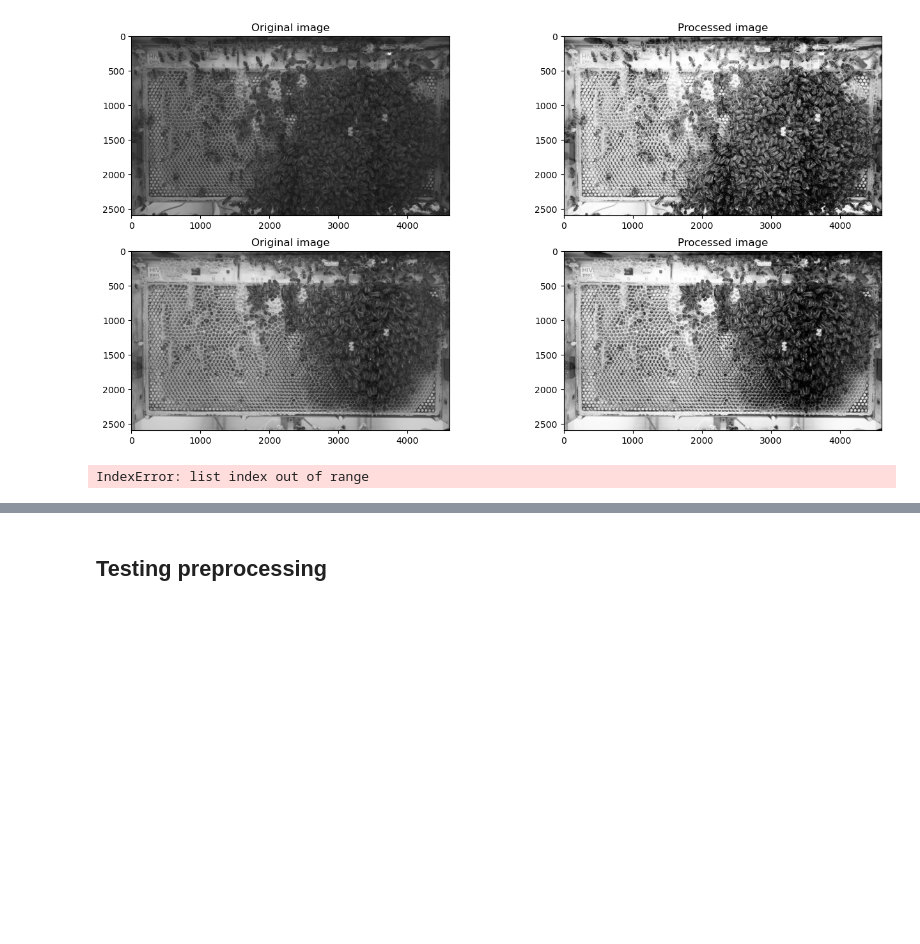
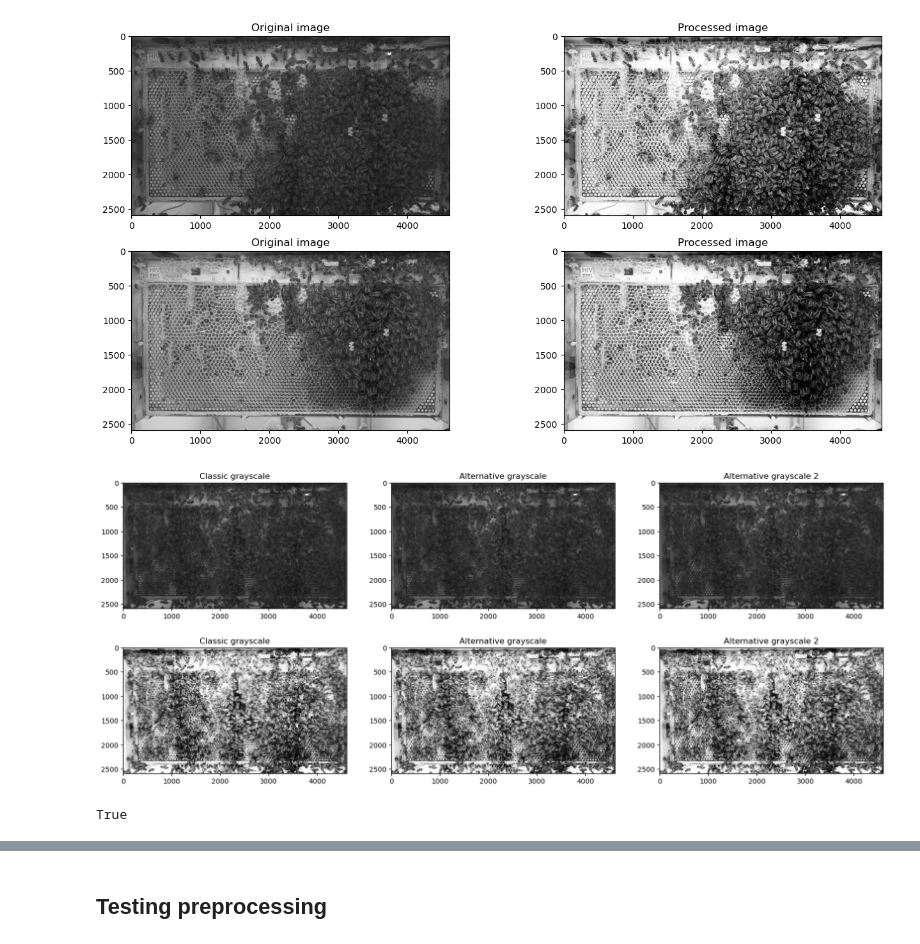
Before and after one commit to epfl-mobots/RHCImaging, a Jupyter notebook: Preprocessing/testing.ipynb, the cells around one changed output, grey strips where cells are left out. Cells and saved outputs as stored; diff of their text form; code cells hidden in the pictures; blank space fills up the shorter version.

```diff
--- a/Preprocessing/testing.ipynb
+++ b/Preprocessing/testing.ipynb
@@ -65,37 +65,38 @@ gray_classic = cv2.cvtColor(img, cv2.COLOR_BGR2GRAY)
 gray_alternative = grayscale(img)
 gray_alternative2 = grayscale2(img)
 pp_classic = beautify_frame(gray_classic)
 pp_alternative = beautify_frame(gray_alternative)
 pp_alternative2 = beautify_frame(gray_alternative2)
 
 # Show the two grayscale images side by side
 plt.figure(figsize=(20, 8))
 plt.subplot(2, 3, 1)
 plt.imshow(gray_classic, cmap='gray')
 plt.title('Classic grayscale')
 plt.subplot(2, 3, 2)
 plt.imshow(gray_alternative, cmap='gray')
 plt.title('Alternative grayscale')
 plt.subplot(2, 3, 3)
 plt.imshow(gray_alternative2, cmap='gray')
 plt.title('Alternative grayscale 2')
 plt.subplot(2, 3, 4)
 plt.imshow(pp_classic, cmap='gray')
 plt.title('Classic grayscale')
 plt.subplot(2, 3, 5)
 plt.imshow(pp_alternative, cmap='gray')
 plt.title('Alternative grayscale')
 plt.subplot(2, 3, 6)
 plt.imshow(pp_alternative2, cmap='gray')
 plt.title('Alternative grayscale 2')
 plt.show()
 
 # Save pp_classic and pp_alternative as output_classic.jpg and output_alternative.jpg
-cv2.imwrite('output_classic.jpg', pp_classic)
-cv2.imwrite('output_alternative.jpg', pp_alternative)
-cv2.imwrite('output_alternative2.jpg', pp_alternative2)
+# cv2.imwrite('output_classic.jpg', pp_classic)
+# cv2.imwrite('output_alternative.jpg', pp_alternative)
+# cv2.imwrite('output_alternative2.jpg', pp_alternative2)
 # %% [output]
+[figure, added]
-IndexError: list index out of range
+True
 # %%
 # For the same initial image, show the image in 16-bit grayscale and in BGR
 img_bgr = cv2.imread(flist[1000], cv2.IMREAD_COLOR)
```
Also changed, not shown: parts of 2 cells of this notebook, 1 other file.
